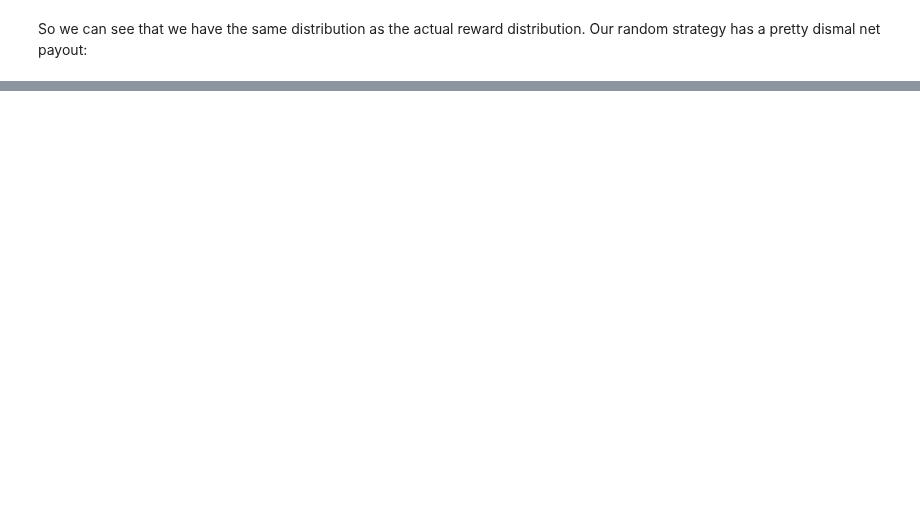
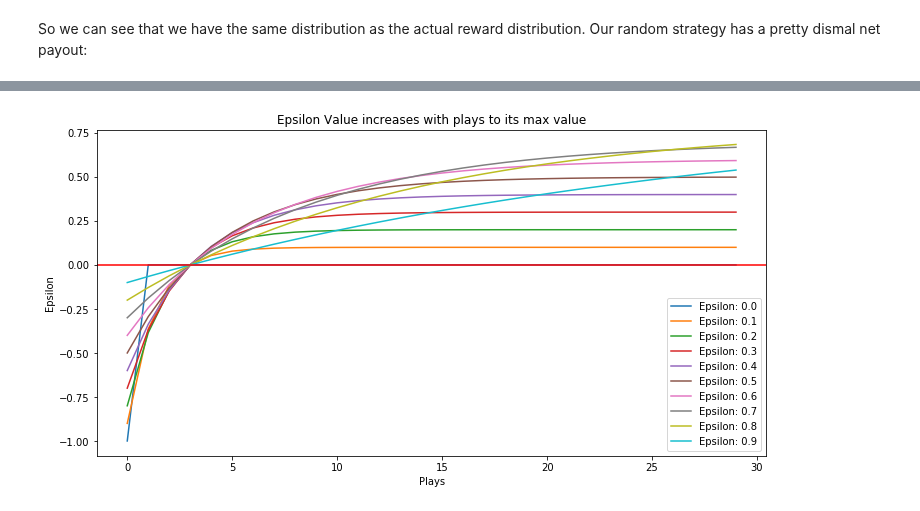
Before and after one commit to khalido/starai, a Jupyter notebook: notebooks/multiarmed_bandits.ipynb, the cells around one changed output, grey strips where cells are left out. Saved outputs shown, nothing was run; the diff lists cells and outputs as text; code cells hidden in the pictures; blank space fills up the shorter version.

```diff
--- a/notebooks/multiarmed_bandits.ipynb
+++ b/notebooks/multiarmed_bandits.ipynb
@@ -177,0 +202,11 @@ plt.legend();
+# %%
+plt.figure(figsize=(12,6))
+for epsilon in np.arange(0, 0.91, step=0.1):
+    plt.plot([epsilon - epsilon**(i/3) for i in range(30)],
+             label=f"Epsilon: {epsilon:0.2}")
+plt.title("Epsilon Value increases with plays to its max value")
+plt.ylabel("Epsilon")
+plt.xlabel("Plays")
+plt.legend();
+# %% [output]
+[figure, added]
```
Also changed, not shown: parts of 10 cells of this notebook, 2 other files.
